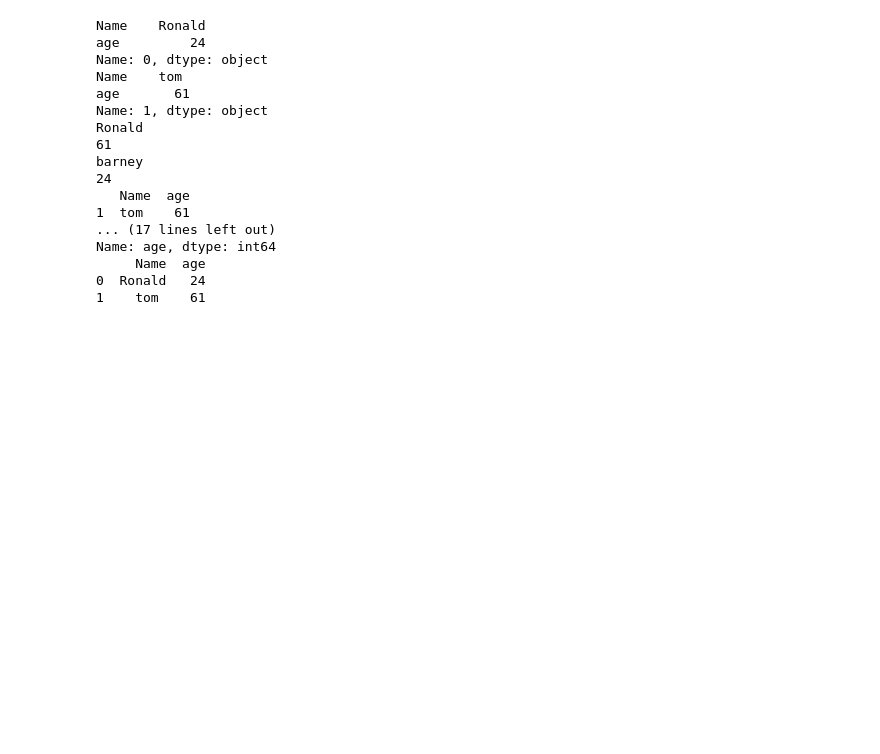
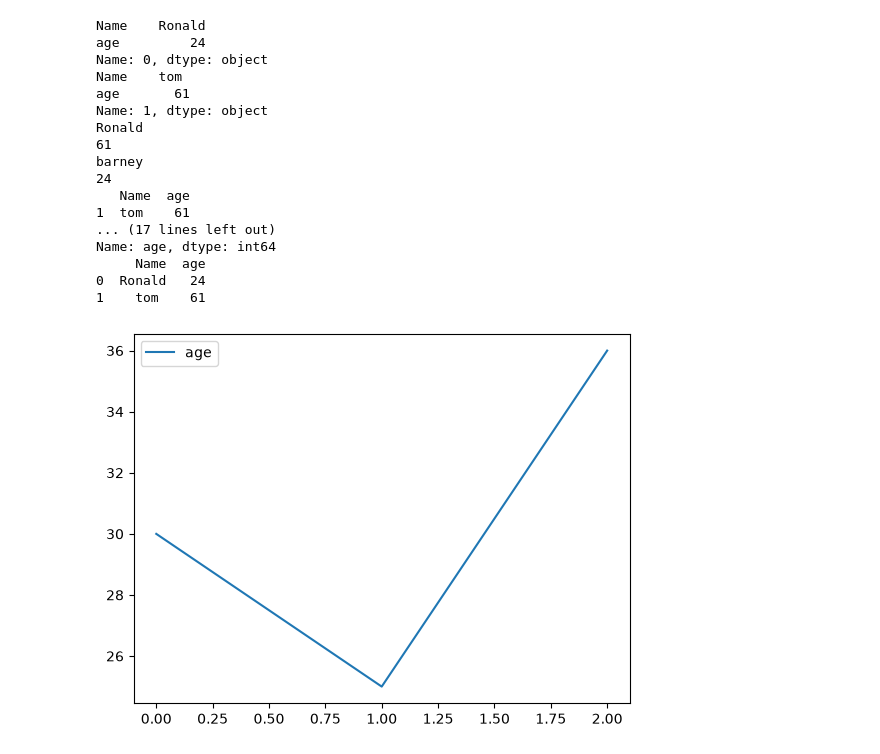
Before and after one commit to yasinmillers/pro_Ai, a Jupyter notebook: nupydemo.ipynb, the cells around one changed output. Saved outputs shown, nothing was run; the diff lists cells and outputs as text; code cells hidden in the pictures; blank space fills up the shorter version.

Commit message:
plot

```diff
--- a/nupydemo.ipynb
+++ b/nupydemo.ipynb
@@ -597,3 +597,14 @@ Name: age, dtype: int64
      Name  age
 0  Ronald   24
 1    tom    61
+# %%
+import pandas as pd
+import matplotlib.pyplot as plt
+
+df = pd.read_csv('data.csv')
+
+df.plot()
+
+plt.show()
+# %% [output]
+[figure, added]
```
